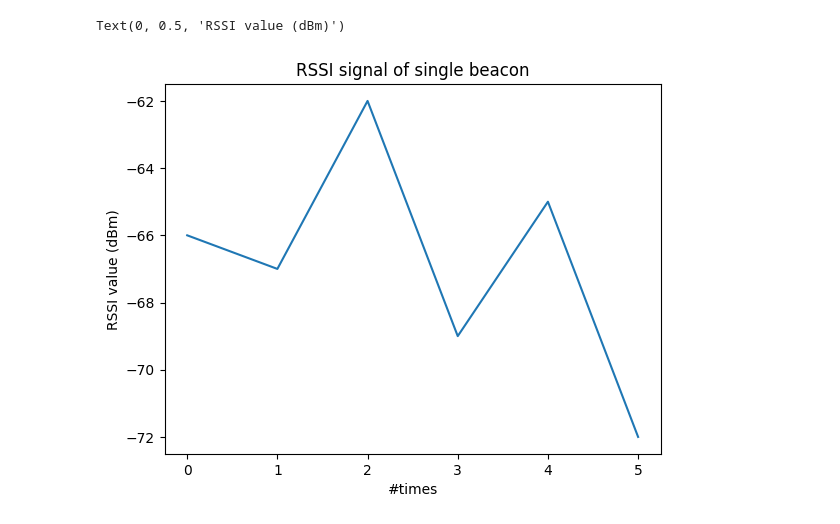
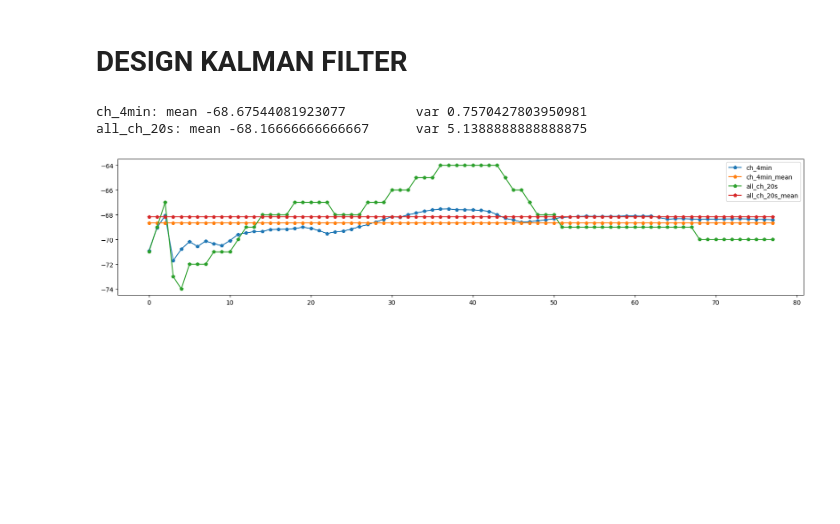
Before and after one commit to thanhhuynhk17/radiomap, a Jupyter notebook: kalman.ipynb, the cells around one changed output. Cells and saved outputs as stored; diff of their text form; code cells hidden in the pictures; blank space fills up the shorter version.

```diff
--- a/kalman.ipynb
+++ b/kalman.ipynb
@@ -1,3 +1,7 @@
 # %%
 import numpy as np
 import matplotlib.pylab as plt
+plt.rcParams["figure.figsize"] = (20,4)
+
+%load_ext autoreload
+%autoreload 2
@@ -8,8 +8,2 @@ ys = rssi_measured
-# %%
-plt.plot(xs,ys)
-plt.title('RSSI signal of single beacon')
-plt.xlabel('#times')
-plt.ylabel('RSSI value (dBm)')
-# %% [output]
-Text(0, 0.5, 'RSSI value (dBm)')
-[figure, removed]
+# %% [markdown]
+# DESIGN KALMAN FILTER
@@ -15,0 +12,40 @@ Text(0, 0.5, 'RSSI value (dBm)')
+# %%
+ch_4min = np.array([-70.9090919 , -69.04760875, -68.0644913 , -71.7074337 ,
+    -70.78434948, -70.16390528, -70.56340883, -70.1234027 ,
+    -70.32967006, -70.49509742, -70.08998918, -69.5864683 ,
+    -69.46530232, -69.36131846, -69.33737367, -69.19208121,
+    -69.18083838, -69.17083729, -69.10946814, -69.00438855,
+    -69.09909779, -69.27587726, -69.52408718, -69.37759388,
+    -69.32260125, -69.15662978, -68.96590812, -68.78874505,
+    -68.58928652, -68.36974521, -68.16430185, -68.19042128,
+    -68.00274762, -67.85549604, -67.71661924, -67.61323737,
+    -67.54248978, -67.52818506, -67.59171241, -67.60194664,
+    -67.61168413, -67.64484847, -67.72315899, -67.98046927,
+    -68.29335878, -68.41799445, -68.60150541, -68.56796165,
+    -68.49472911, -68.42440875, -68.31736053, -68.2144045 ,
+    -68.17232175, -68.13178775, -68.11104531, -68.12705267,
+    -68.12480408, -68.12263249, -68.120534  , -68.08483732,
+    -68.09999681, -68.11467096, -68.09677752, -68.22171746,
+    -68.35841638, -68.32223046, -68.31735796, -68.34243877,
+    -68.36679897, -68.34698959, -68.35632498, -68.33719516,
+    -68.33250218, -68.32793479, -68.337048  , -68.37270045,
+    -68.38099409, -68.40213571])
+all_ch_20s = np.array([-71,-69,-67,-73,-74,-72,-72,-72,-71,-71,-71,-70,-69,-69,-68,-68,-68,-68,-67,-67,-67,-67,-67,-68,-68,-68,-68,-67,-67,-67,-66,-66,-66,-65,-65,-65,-64,-64,-64,-64,-64,-64,-64,-64,-65,-66,-66,-67,-68,-68,-68,-69,-69,-69,-69,-69,-69,-69,-69,-69,-69,-69,-69,-69,-69,-69,-69,-69,-70,-70,-70,-70,-70,-70,-70,-70,-70,-70])
+plt.plot(list(range(ch_4min.size)), ch_4min, 'p-')
+plt.plot(list(range(ch_4min.size)), np.full(ch_4min.size,ch_4min.mean()), 'p-')
+plt.plot(list(range(all_ch_20s.size)), all_ch_20s, 'p-')
+plt.plot(list(range(all_ch_20s.size)), np.full(all_ch_20s.size,all_ch_20s.mean()), 'p-')
+
+plt.legend([
+    'ch_4min',
+    'ch_4min_mean',
+    'all_ch_20s',
+    'all_ch_20s_mean'
+])
+
+print(f'ch_4min: mean {ch_4min.mean()} \t var {ch_4min.var()}')
+print(f'all_ch_20s: mean {all_ch_20s.mean()} \t var {all_ch_20s.var()}')
+# %% [output]
+ch_4min: mean -68.67544081923077         var 0.7570427803950981
+all_ch_20s: mean -68.16666666666667      var 5.1388888888888875
+[figure, added]
```
Also changed, not shown: parts of 7 cells of this notebook, 25 other files.
